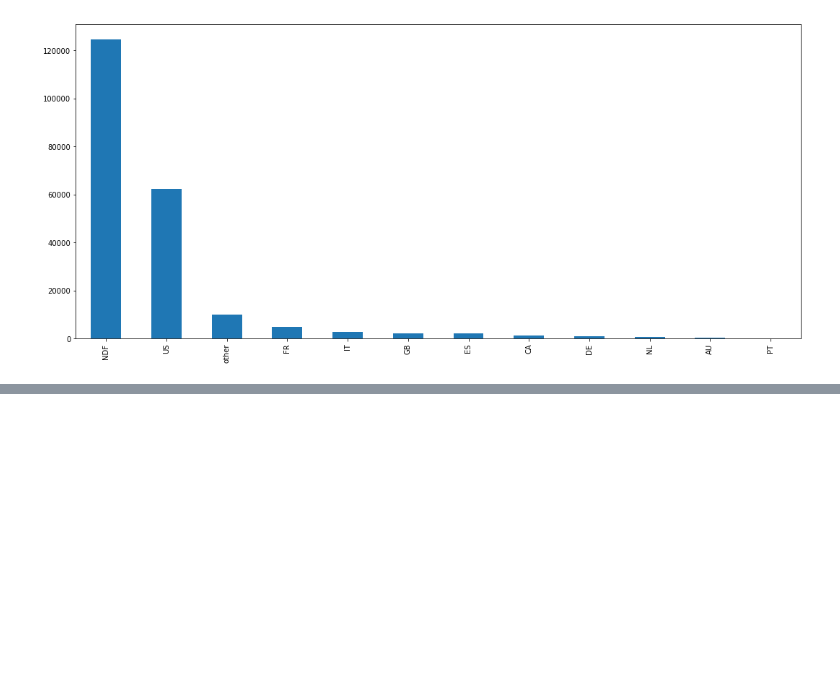
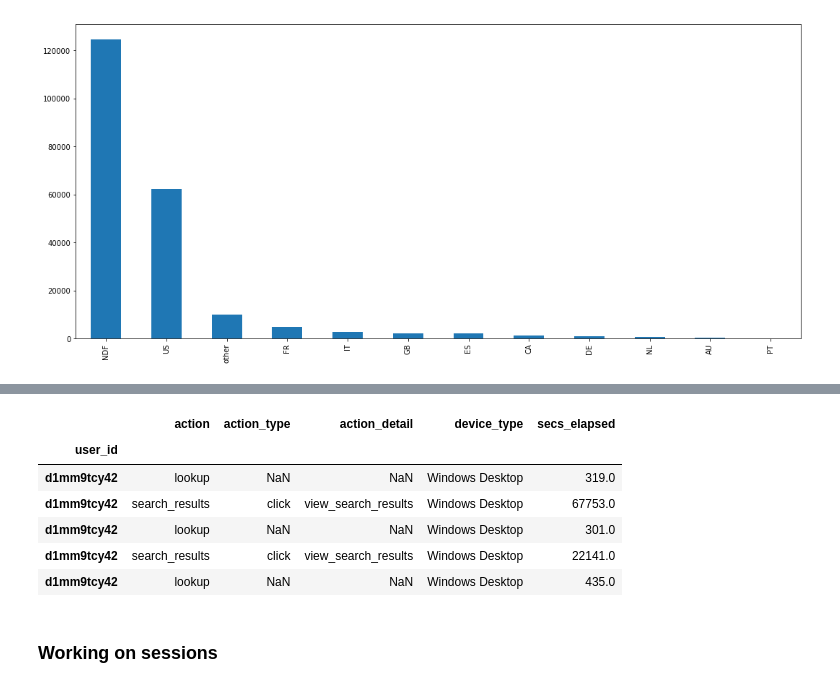
Before and after one commit to pauldechorgnat/AirBnB_MSC_DSBA, a Jupyter notebook: First Piece of Code.ipynb, the cells around one changed output, grey strips where cells are left out. Saved outputs shown, nothing was run; the diff lists cells and outputs as text; code cells hidden in the pictures; blank space fills up the shorter version.

```diff
--- a/First Piece of Code.ipynb
+++ b/First Piece of Code.ipynb
@@ -49,7 +51,7 @@ age_gender = pd.read_csv(path + '/Datasets/age_gender_bkts.csv')
 # %%
 countries = pd.read_csv(path + '/Datasets/countries.csv')
 # %%
-# sessions = pd.read_csv(path + '/Datasets/sessions.csv')
+sessions = pd.read_csv(path + '/Datasets/sessions.csv', index_col=0)
 # %%
 train = pd.read_csv(path + '/Datasets/train_users_2.csv', index_col=0)
 # %%
@@ -202,0 +194,12 @@ memory usage: 26.1+ MB
+# %%
+sessions.head()
+# %% [output]
+|  | action | action_type | action_detail | device_type | secs_elapsed |
+| user_id |  |  |  |  |  |
+| d1mm9tcy42 | lookup | NaN | NaN | Windows Desktop | 319.0 |
+| d1mm9tcy42 | search_results | click | view_search_results | Windows Desktop | 67753.0 |
+| d1mm9tcy42 | lookup | NaN | NaN | Windows Desktop | 301.0 |
+| d1mm9tcy42 | search_results | click | view_search_results | Windows Desktop | 22141.0 |
+| d1mm9tcy42 | lookup | NaN | NaN | Windows Desktop | 435.0 |
+# %% [markdown]
+### Working on sessions
```
Also changed, not shown: parts of 8 cells of this notebook.
